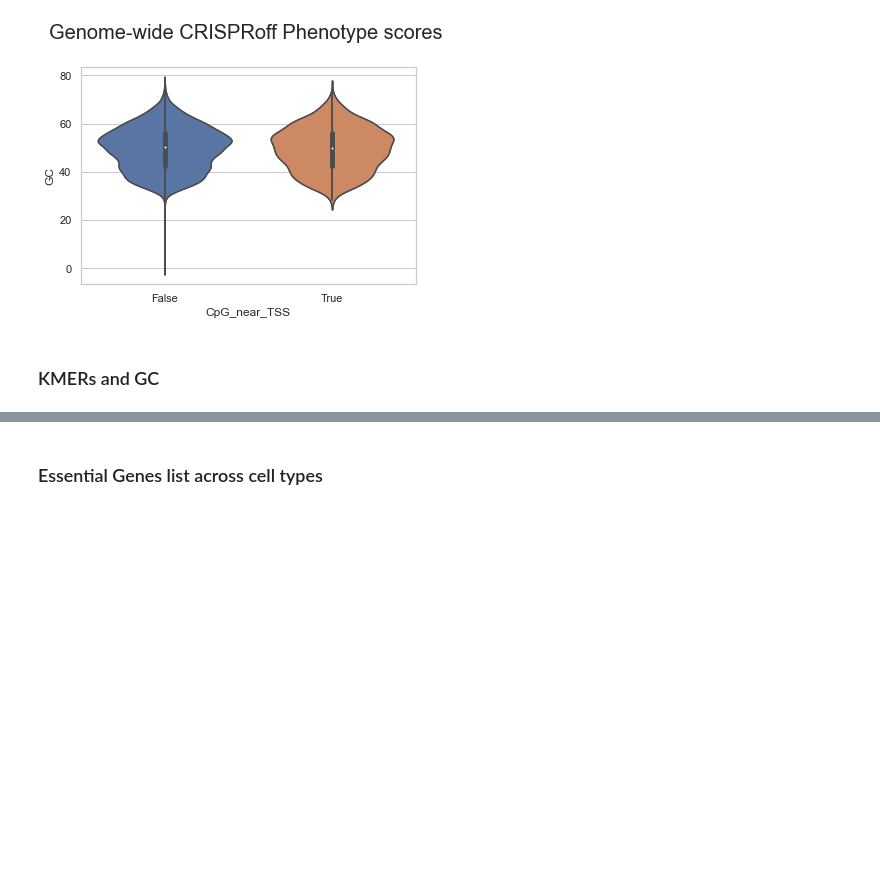
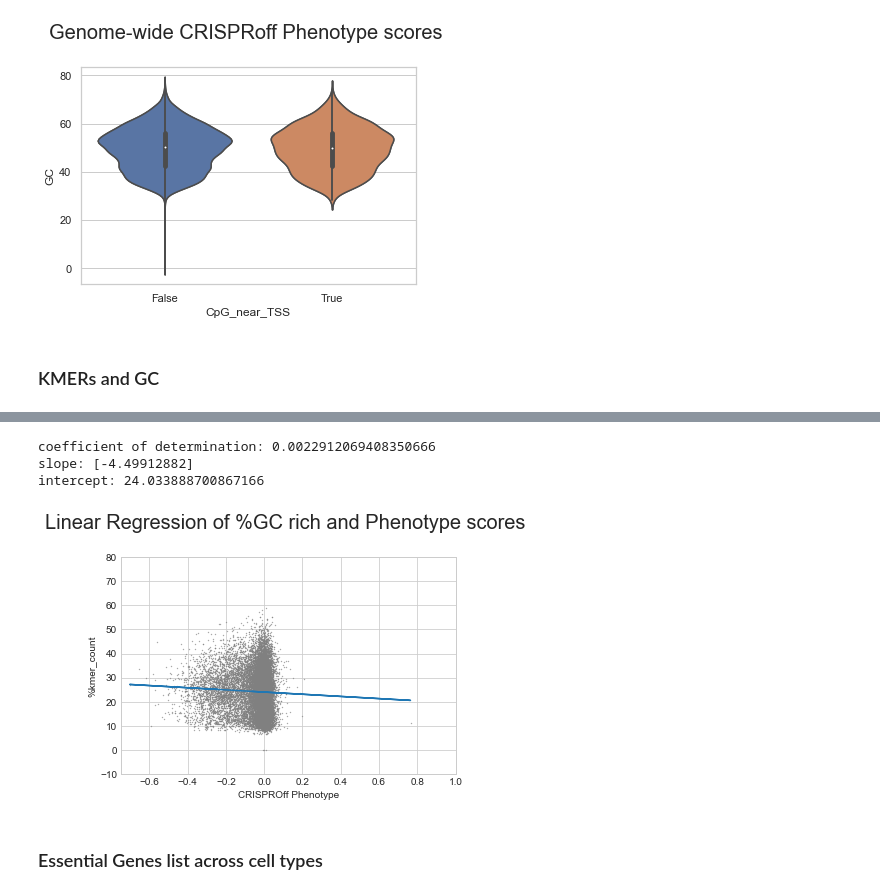
Before and after one commit to sermare/DeepOff, a Jupyter notebook: 1000 essential genes.ipynb, the cells around one changed output, grey strips where cells are left out. Saved outputs shown, nothing was run; the diff lists cells and outputs as text; code cells hidden in the pictures; blank space fills up the shorter version.

```diff
--- a/1000 essential genes.ipynb
+++ b/1000 essential genes.ipynb
@@ -393,3 +377,42 @@ True
+# %%
+import matplotlib.pyplot as plt
+import matplotlib.colors as mcolors
+import matplotlib.cm as cm
+from sklearn.linear_model import LinearRegression
+
+regression_data = df[['CRISPRoff_average','kmer_count']].dropna()
+
+x =  np.array(regression_data.CRISPRoff_average).reshape((-1,1))
+y =  np.array(regression_data.kmer_count)
+
+model = LinearRegression()
+model.fit(x,y)
+model = LinearRegression().fit(x,y)
+r_sq = model.score(x, y)
+
+m,b = np.polyfit(np.array(regression_data.CRISPRoff_average),y,1)
+
+print('coefficient of determination:', r_sq)
+print('slope:', model.coef_)
+print('intercept:', model.intercept_)
+
+fig, ax = plt.subplots()
+plt.style.use('seaborn-whitegrid')
+
+plt.scatter(df['CRISPRoff_average'], df.kmer_count,s = 0.1, c = 'grey')
+
+plt.title('Linear Regression of %GC rich and Phenotype scores \n', size = 20)
+plt.xlabel('CRISPROff Phenotype')
+plt.ylabel('%kmer_count')
+plt.plot(x, m*x + b)
+
+plt.axis([-0.75,1,-10,80])
+plt.savefig('good.eps', format = 'eps')
+# %% [output]
+coefficient of determination: 0.0022912069408350666
+slope: [-4.49912882]
+intercept: 24.033888700867166
+[figure, added]
 # %% [markdown]
 ### Essential Genes list across cell types
 # %% [markdown]
```
Also changed, not shown: parts of 55 cells of this notebook, 3 other files.
